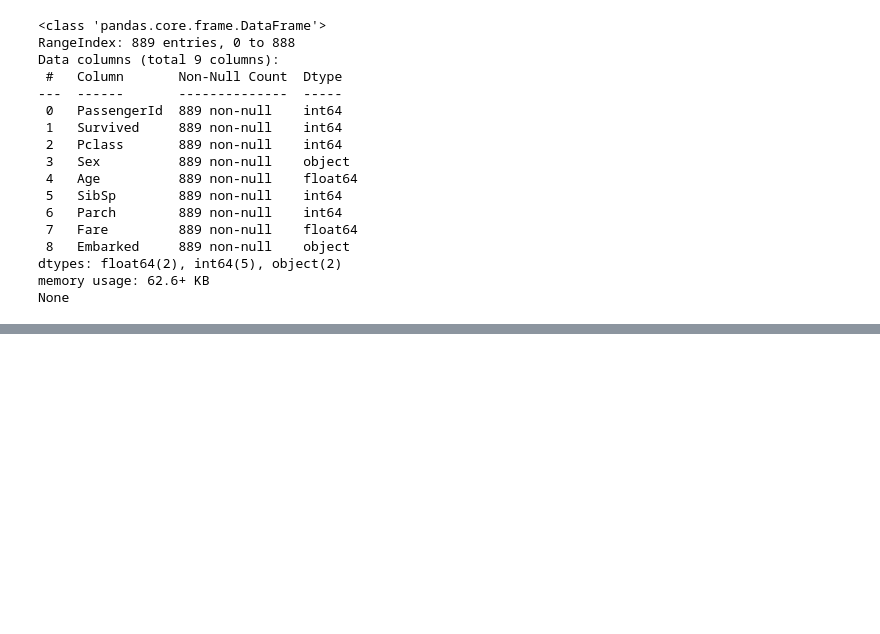
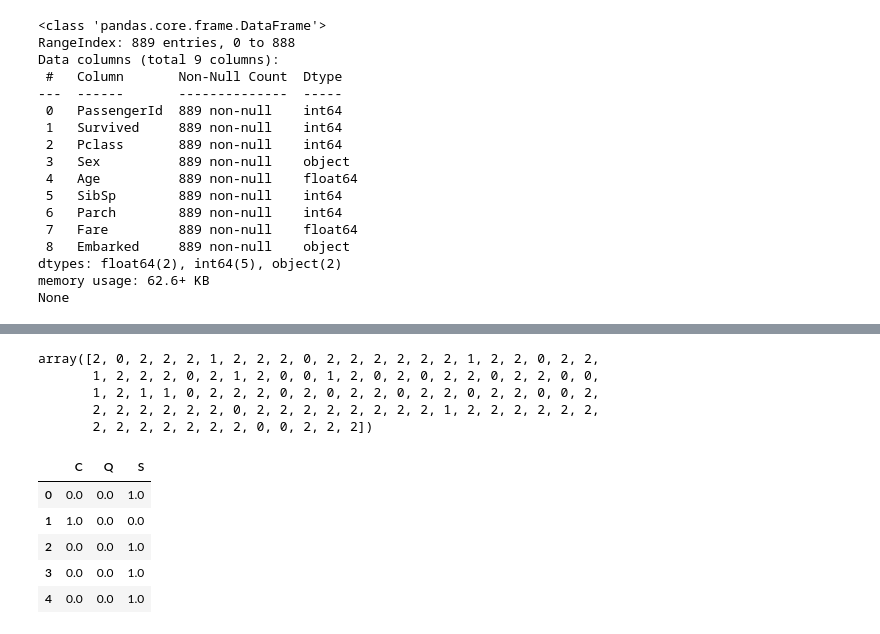
Before and after one commit to apratsunrthd/Python-for-Data-Science, a Jupyter notebook: Part2/03_03_logistic_regression.ipynb, the cells around one changed output, grey strips where cells are left out. Saved outputs shown, nothing was run; the diff lists cells and outputs as text; code cells hidden in the pictures; blank space fills up the shorter version.

```diff
--- a/Part2/03_03_logistic_regression.ipynb
+++ b/Part2/03_03_logistic_regression.ipynb
@@ -185,3 +185,10 @@ Data columns (total 9 columns):
 dtypes: float64(2), int64(5), object(2)
 memory usage: 62.6+ KB
 None
+# %%
+from sklearn.preprocessing import LabelEncoder
+label_encoder = LabelEncoder()
+
+gender_cat = titanic_data['Sex']
+gender_encoded = label_encoder.fit_transform(gender_cat)
+gender_encoded[:5]
@@ -187,0 +217,24 @@ None
+# %%
+embarked_cat = titanic_data['Embarked']
+embarked_encoded = label_encoder.fit_transform(embarked_cat)
+embarked_encoded[:100]
+# %% [output]
+array([2, 0, 2, 2, 2, 1, 2, 2, 2, 0, 2, 2, 2, 2, 2, 2, 1, 2, 2, 0, 2, 2,
+       1, 2, 2, 2, 0, 2, 1, 2, 0, 0, 1, 2, 0, 2, 0, 2, 2, 0, 2, 2, 0, 0,
+       1, 2, 1, 1, 0, 2, 2, 2, 0, 2, 0, 2, 2, 0, 2, 2, 0, 2, 2, 0, 0, 2,
+       2, 2, 2, 2, 2, 2, 0, 2, 2, 2, 2, 2, 2, 2, 2, 1, 2, 2, 2, 2, 2, 2,
+       2, 2, 2, 2, 2, 2, 2, 0, 0, 2, 2, 2])
+# %%
+from sklearn.preprocessing import OneHotEncoder
+binary_encoder = OneHotEncoder(categories = 'auto')
+embarked_1hot = binary_encoder.fit_transform(embarked_encoded.reshape(-1,1))
+embarked_1hot_mat = embarked_1hot.toarray()
+embarked_DF = pd.DataFrame(embarked_1hot_mat, columns = ['C', 'Q', 'S'])
+embarked_DF.head()
+# %% [output]
+|  | C | Q | S |
+| 0 | 0.0 | 0.0 | 1.0 |
+| 1 | 1.0 | 0.0 | 0.0 |
+| 2 | 0.0 | 0.0 | 1.0 |
+| 3 | 0.0 | 0.0 | 1.0 |
+| 4 | 0.0 | 0.0 | 1.0 |
```
Also changed, not shown: parts of 8 cells of this notebook.
